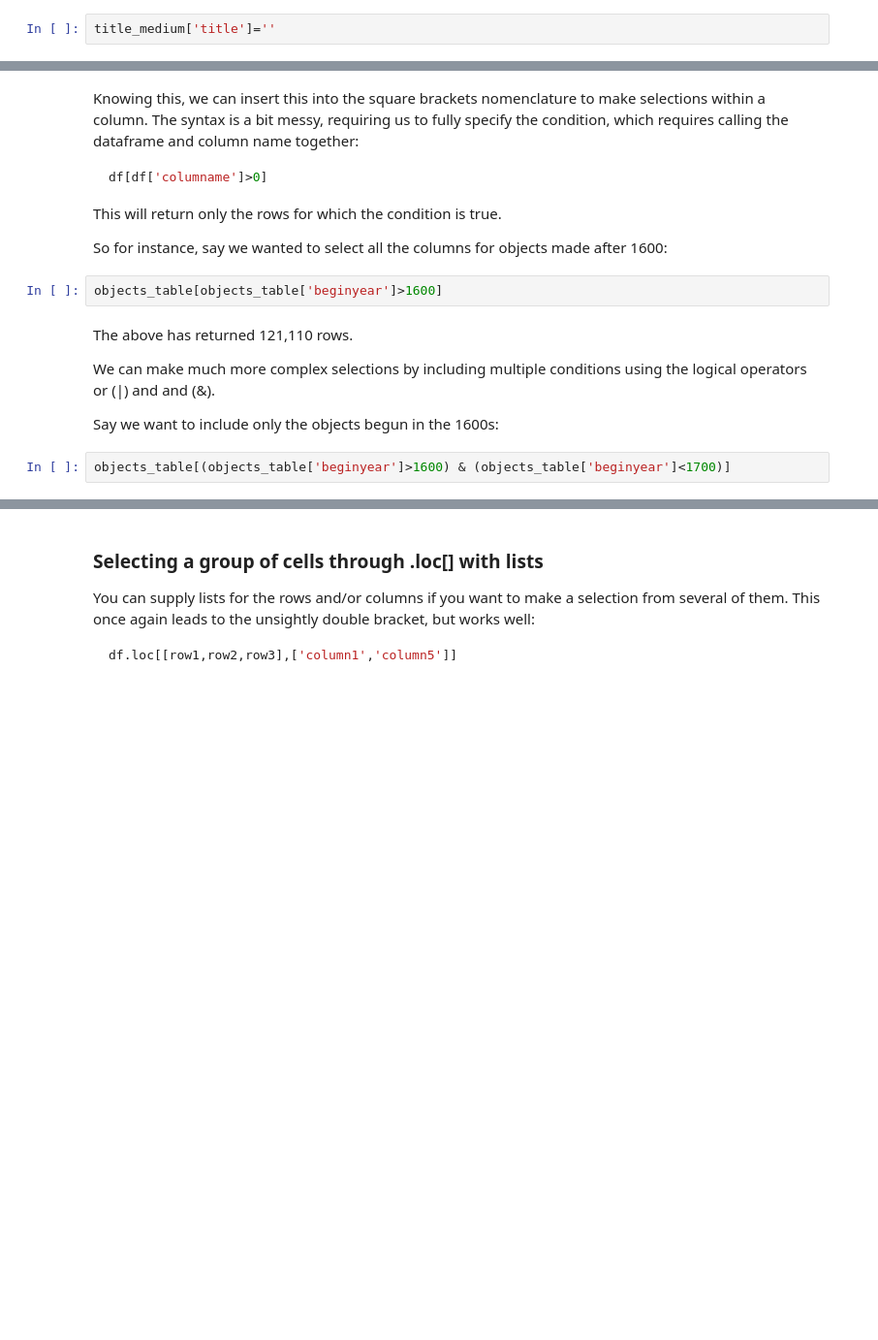
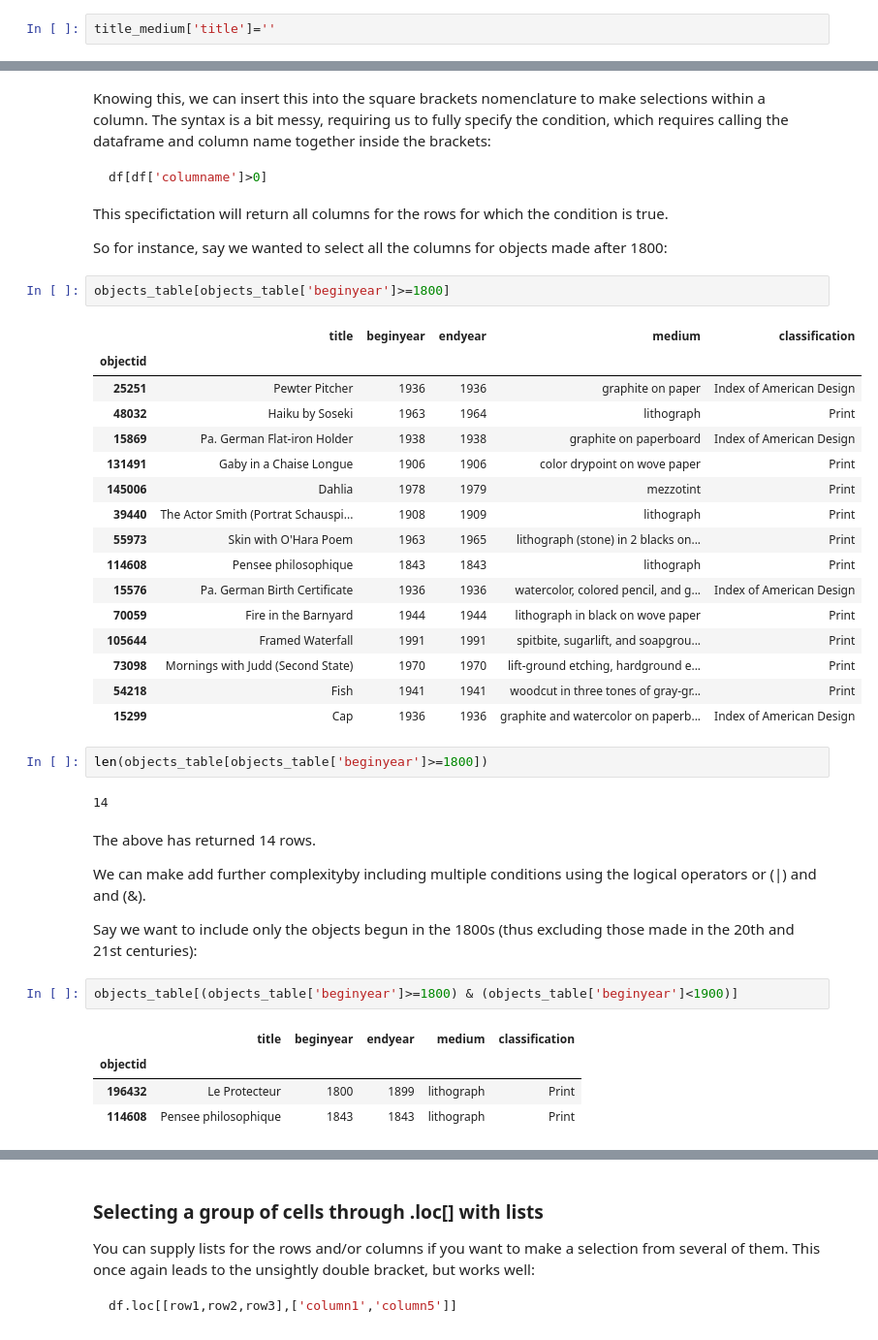
Before and after one commit to FelipeAdeT/PythonforHumanities, a Jupyter notebook: 09 Pandas.ipynb, the cells around one changed output, grey strips where cells are left out. Shown at 97% size. Drawn from its saved outputs; the diff is of its cells as text; blank space fills up the shorter version.

````diff
--- a/09 Pandas.ipynb
+++ b/09 Pandas.ipynb
@@ -198,19 +328,45 @@ objects_table['beginyear'] > 1600
 # %% [markdown]
-Knowing this, we can insert this into the square brackets nomenclature to make selections within a column. The syntax is a bit messy, requiring us to fully specify the condition, which requires calling the dataframe and column name together:
+Knowing this, we can insert this into the square brackets nomenclature to make selections within a column. The syntax is a bit messy, requiring us to fully specify the condition, which requires calling the dataframe and column name together inside the brackets:
 
 ```python
 df[df['columname']>0]
 ```
-This will return only the rows for which the condition is true.
+This specifictation will return all columns for the rows for which the condition is true.
 
-So for instance, say we wanted to select all the columns for objects made after 1600:
+So for instance, say we wanted to select all the columns for objects made after 1800:
 # %%
-objects_table[objects_table['beginyear']>1600]
+objects_table[objects_table['beginyear']>=1800]
+# %% [output]
+|  | title | beginyear | endyear | medium | classification |
+| objectid |  |  |  |  |  |
+| 25251 | Pewter Pitcher | 1936 | 1936 | graphite on paper | Index of American Design |
+| 48032 | Haiku by Soseki | 1963 | 1964 | lithograph | Print |
+| 15869 | Pa. German Flat-iron Holder | 1938 | 1938 | graphite on paperboard | Index of American Design |
+| 131491 | Gaby in a Chaise Longue | 1906 | 1906 | color drypoint on wove paper | Print |
+| 145006 | Dahlia | 1978 | 1979 | mezzotint | Print |
+| 39440 | The Actor Smith (Portrat Schauspi... | 1908 | 1909 | lithograph | Print |
+| 55973 | Skin with O'Hara Poem | 1963 | 1965 | lithograph (stone) in 2 blacks on... | Print |
+| 114608 | Pensee philosophique | 1843 | 1843 | lithograph | Print |
+| 15576 | Pa. German Birth Certificate | 1936 | 1936 | watercolor, colored pencil, and g... | Index of American Design |
+| 70059 | Fire in the Barnyard | 1944 | 1944 | lithograph in black on wove paper | Print |
+| 105644 | Framed Waterfall | 1991 | 1991 | spitbite, sugarlift, and soapgrou... | Print |
+| 73098 | Mornings with Judd (Second State) | 1970 | 1970 | lift-ground etching, hardground e... | Print |
+| 54218 | Fish | 1941 | 1941 | woodcut in three tones of gray-gr... | Print |
+| 15299 | Cap | 1936 | 1936 | graphite and watercolor on paperb... | Index of American Design |
+# %%
+len(objects_table[objects_table['beginyear']>=1800])
+# %% [output]
+14
 # %% [markdown]
-The above has returned 121,110 rows.
+The above has returned 14 rows.
 
-We can make much more complex selections by including multiple conditions using the logical operators or (|) and and (&).
+We can make add further complexityby including multiple conditions using the logical operators or (|) and and (&).
 
-Say we want to include only the objects begun in the 1600s:
+Say we want to include only the objects begun in the 1800s (thus excluding those made in the 20th and 21st centuries):
 # %%
-objects_table[(objects_table['beginyear']>1600) & (objects_table['beginyear']<1700)]
+objects_table[(objects_table['beginyear']>=1800) & (objects_table['beginyear']<1900)]
+# %% [output]
+|  | title | beginyear | endyear | medium | classification |
+| objectid |  |  |  |  |  |
+| 196432 | Le Protecteur | 1800 | 1899 | lithograph | Print |
+| 114608 | Pensee philosophique | 1843 | 1843 | lithograph | Print |
````
Also changed, not shown: parts of 48 cells of this notebook, 1 other file.
